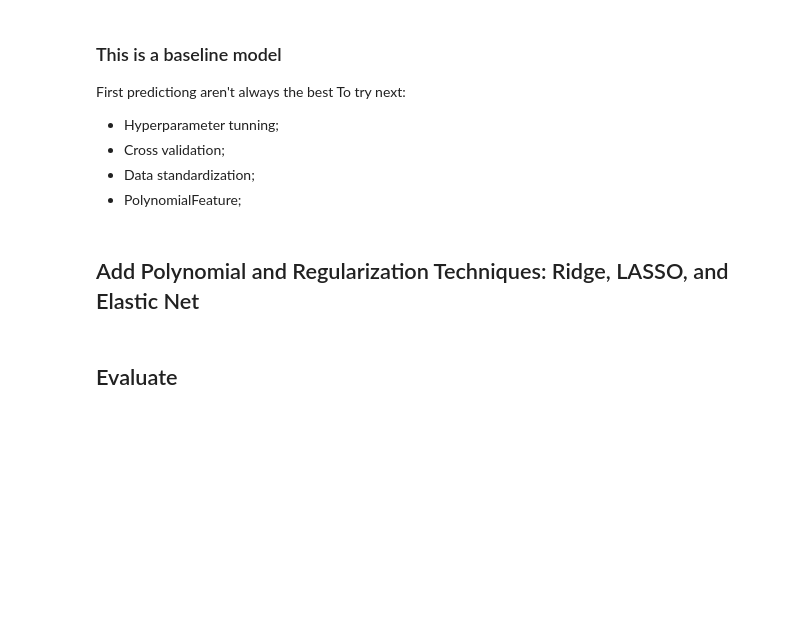
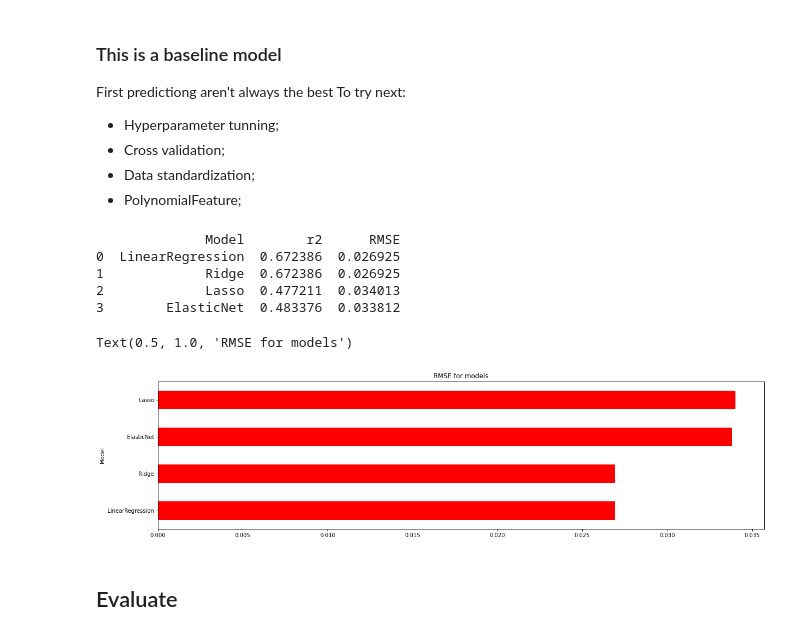
Before and after one commit to LucianPopaLVP/Project-3---Supervised-Learning---Regression, a Jupyter notebook: linear_regression_CaliforniaHousing.ipynb, the cells around one changed output. Drawn from its saved outputs; the diff is of its cells as text; code cells hidden in the pictures; blank space fills up the shorter version.

```diff
--- a/linear_regression_CaliforniaHousing.ipynb
+++ b/linear_regression_CaliforniaHousing.ipynb
@@ -471,7 +471,33 @@ To try next:
 - Cross validation;
 - Data standardization;
 - PolynomialFeature;
-# %% [markdown]
-## Add Polynomial and Regularization Techniques: Ridge, LASSO, and Elastic Net
+# %%
+r2 = []
+model = []
+RMSE = []
+regressor = [LinearRegression(),Ridge(),Lasso(), ElasticNet()]
+for obj in regressor:
+    model_name = type(obj).__name__
+    obj.fit(X_train,y_train)
+    predict=obj.predict(X_test)
+    r2.append(r2_score(y_test,predict))
+    model.append(model_name)
+    RMSE.append(mean_squared_error(y_test, predict, squared=False))
+models = pd.DataFrame({'Model':model, 'r2':r2, 'RMSE':RMSE})
+print(models)
+# %% [output]
+              Model        r2      RMSE
+0  LinearRegression  0.672386  0.026925
+1             Ridge  0.672386  0.026925
+2             Lasso  0.477211  0.034013
+3        ElasticNet  0.483376  0.033812
+# %%
+models = models.set_index('Model')
+plt.figure(figsize=(20,5))
+models['RMSE'].sort_values().plot(kind='barh', color='r', align='center')
+plt.title('RMSE for models')
+# %% [output]
+Text(0.5, 1.0, 'RMSE for models')
+[figure, added]
 # %% [markdown]
 ## Evaluate
```
